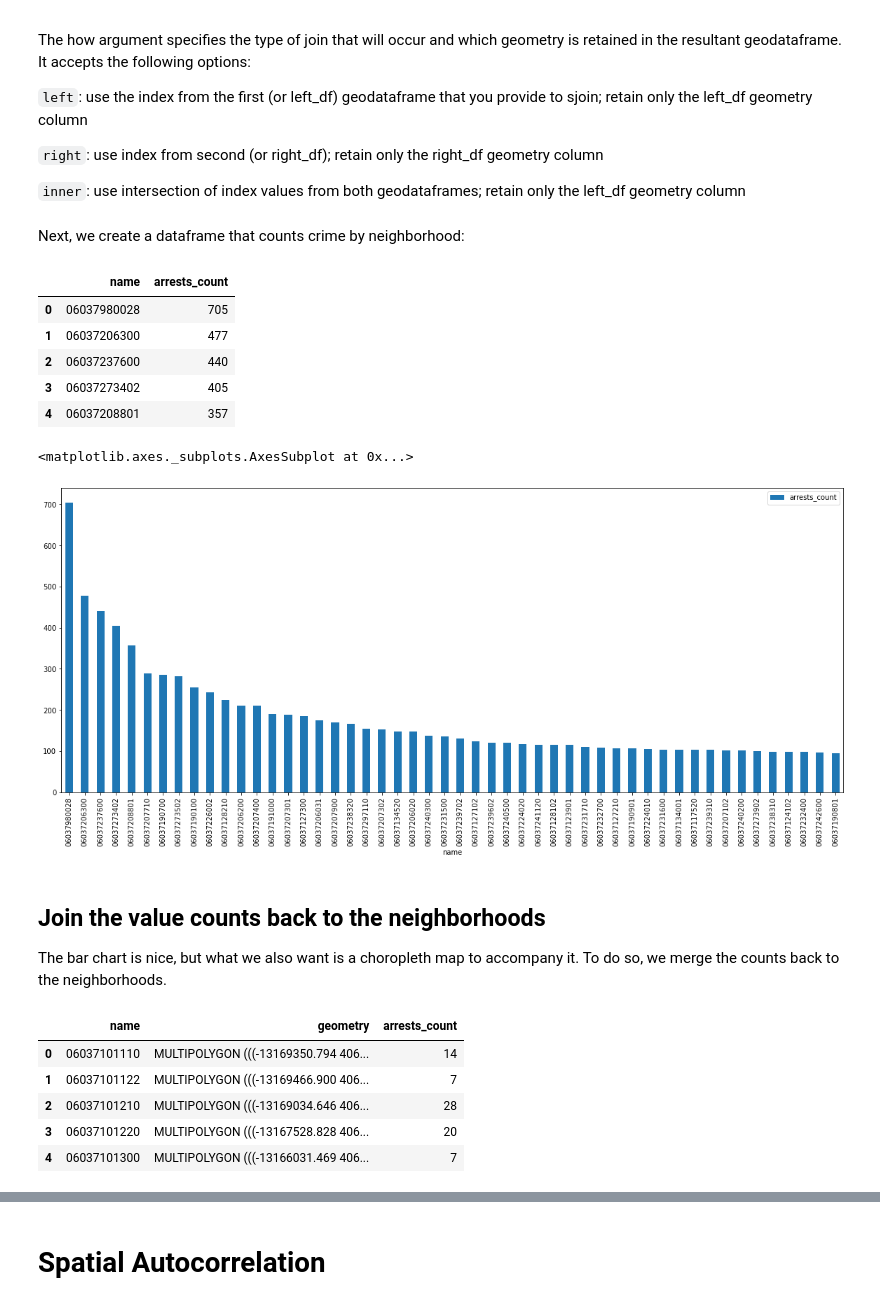
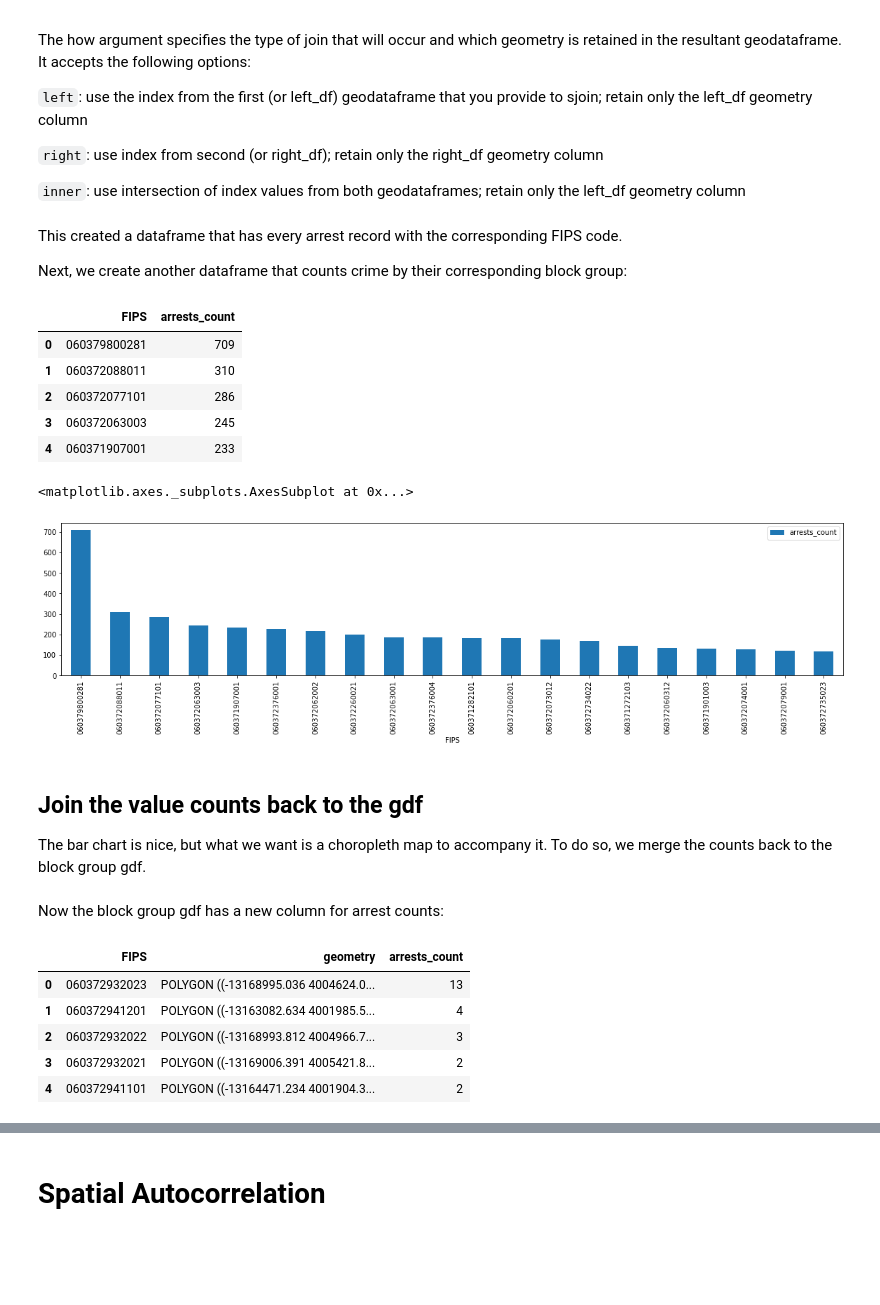
Before and after one commit to yohman/up206a, a Jupyter notebook: Weeks/Week08/Spatial Autocorrelation.ipynb, the cells around one changed output, grey strips where cells are left out. Drawn from its saved outputs; the diff is of its cells as text; code cells hidden in the pictures; blank space fills up the shorter version.

```diff
--- a/Weeks/Week08/Spatial Autocorrelation.ipynb
+++ b/Weeks/Week08/Spatial Autocorrelation.ipynb
@@ -41,5 +75,8 @@ tracts = gpd.read_file('http://boundaries.latimes.com/1.0/boundary-set/census-tr
 # %%
 # trim the data to the bare minimum columns
-tracts = tracts[['name','geometry']]
-tracts.head()
+gdf = gdf[['GEOID10','geometry']]
+
+# rename the columns
+gdf.columns = ['FIPS','geometry']
+gdf.head()
 # %% [output]
@@ -52,6 +89,6 @@ tracts.head()
 # %%
 # get the layers into a web mercator projection
 # reproject to web mercator
-tracts = tracts.to_crs(epsg=3857)
+gdf = gdf.to_crs(epsg=3857)
 # %%
 # plot it!
@@ -224,30 +242,34 @@ The how argument specifies the type of join that will occur and which geometry i
 `inner`: use intersection of index values from both geodataframes; retain only the left_df geometry column
 # %%
 # Do the spatial join
-join = gpd.sjoin(tracts,
+join = gpd.sjoin(gdf,
                  arrests,
                  how='right')
-# %% [markdown]
-Next, we create a dataframe that counts crime by neighborhood:
+# %% [markdown]
+This created a dataframe that has every arrest record with the corresponding FIPS code.
+
+Next, we create another dataframe that counts crime by their corresponding block group:
 # %%
-arrests_by_tracts = join.name.value_counts().rename_axis('name').reset_index(name='arrests_count')
+arrests_by_gdf = join.FIPS.value_counts().rename_axis('FIPS').reset_index(name='arrests_count')
 # %%
-arrests_by_tracts.head()
+arrests_by_gdf.head()
 # %% [output]
-|  | name | arrests_count |
-| 0 | 06037980028 | 705 |
-| 1 | 06037206300 | 477 |
-| 2 | 06037237600 | 440 |
-| 3 | 06037273402 | 405 |
-| 4 | 06037208801 | 357 |
+|  | FIPS | arrests_count |
+| 0 | 060379800281 | 709 |
+| 1 | 060372088011 | 310 |
+| 2 | 060372077101 | 286 |
+| 3 | 060372063003 | 245 |
+| 4 | 060371907001 | 233 |
 # %%
-# make a bar chart
-arrests_by_tracts[:50].plot.bar(figsize=(20,8),x='name',y='arrests_count')
+# make a bar chart of top 50 geographies
+arrests_by_gdf[:20].plot.bar(figsize=(20,4),
+                             x='FIPS',
+                             y='arrests_count')
 # %% [output]
 <matplotlib.axes._subplots.AxesSubplot at 0x...>
-[figure, old version]
+[figure, new version]
 # %% [markdown]
-## Join the value counts back to the neighborhoods
+## Join the value counts back to the gdf
 
-The bar chart is nice, but what we also want is a choropleth map to accompany it. To do so, we merge the counts back to the neighborhoods.
+The bar chart is nice, but what we want is a choropleth map to accompany it. To do so, we merge the counts back to the block group gdf.
 # %%
@@ -256,10 +278,12 @@ tracts=tracts.merge(arrests_by_tracts,on='name')
+# %% [markdown]
+Now the block group gdf has a new column for arrest counts:
 # %%
 # our neighborhood table now has a count column
-tracts.head()
+gdf.head()
 # %% [output]
-|  | name | geometry | arrests_count |
-| 0 | 06037101110 | MULTIPOLYGON (((-13169350.794 406... | 14 |
-| 1 | 06037101122 | MULTIPOLYGON (((-13169466.900 406... | 7 |
-| 2 | 06037101210 | MULTIPOLYGON (((-13169034.646 406... | 28 |
-| 3 | 06037101220 | MULTIPOLYGON (((-13167528.828 406... | 20 |
-| 4 | 06037101300 | MULTIPOLYGON (((-13166031.469 406... | 7 |
+|  | FIPS | geometry | arrests_count |
+| 0 | 060372932023 | POLYGON ((-13168995.036 4004624.0... | 13 |
+| 1 | 060372941201 | POLYGON ((-13163082.634 4001985.5... | 4 |
+| 2 | 060372932022 | POLYGON ((-13168993.812 4004966.7... | 3 |
+| 3 | 060372932021 | POLYGON ((-13169006.391 4005421.8... | 2 |
+| 4 | 060372941101 | POLYGON ((-13164471.234 4001904.3... | 2 |
```
Also changed, not shown: parts of 83 cells of this notebook, 1 other file.
